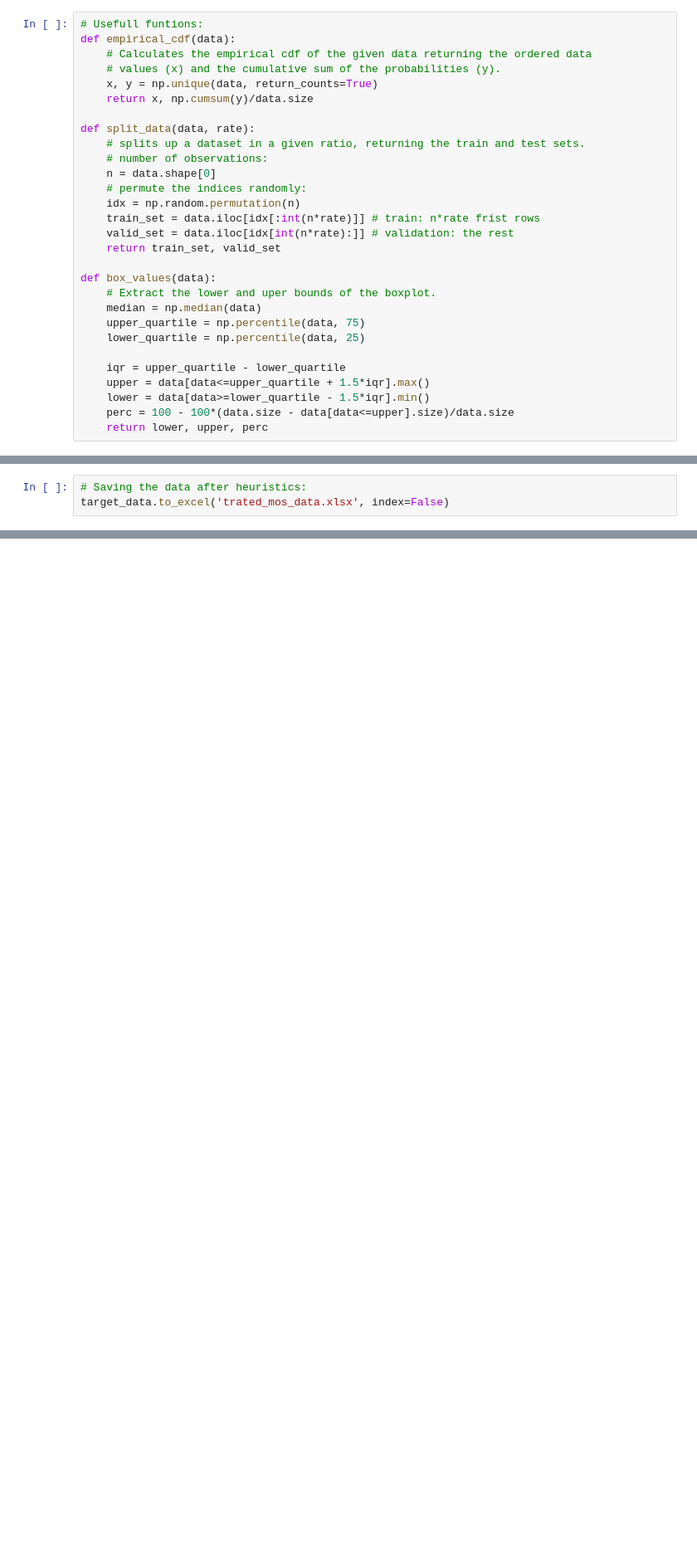
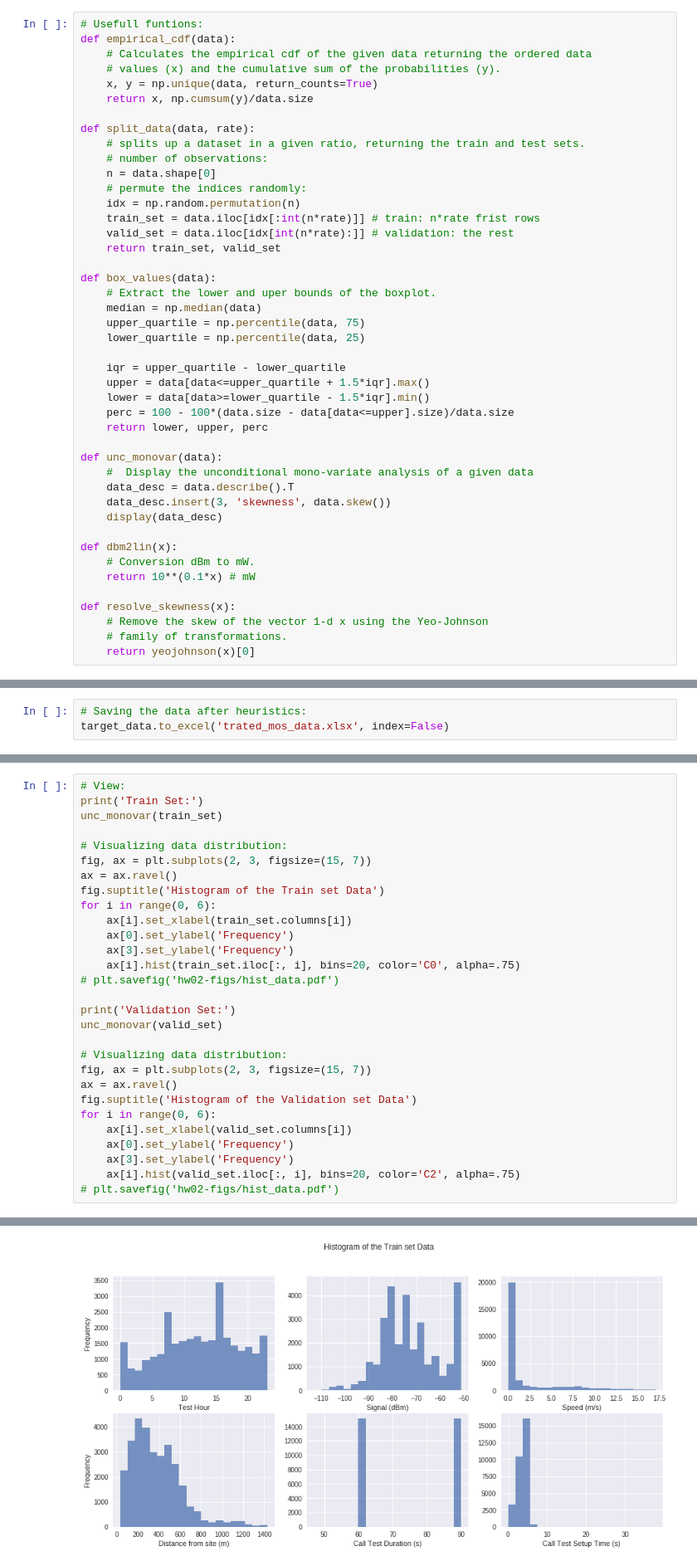
Before and after one commit to ezequiasjunior/ica2019.2, a Jupyter notebook: Homework02/preprocessing_data_hw02.ipynb, the cells around one changed output, grey strips where cells are left out. Shown at 83% size. Drawn from its saved outputs; the diff is of its cells as text; blank space fills up the shorter version.

```diff
--- a/Homework02/preprocessing_data_hw02.ipynb
+++ b/Homework02/preprocessing_data_hw02.ipynb
@@ -58,6 +60,21 @@ def box_values(data):
     lower = data[data>=lower_quartile - 1.5*iqr].min()
     perc = 100 - 100*(data.size - data[data<=upper].size)/data.size
     return lower, upper, perc
+
+def unc_monovar(data):
+    #  Display the unconditional mono-variate analysis of a given data
+    data_desc = data.describe().T
+    data_desc.insert(3, 'skewness', data.skew())
+    display(data_desc)
+
+def dbm2lin(x):
+    # Conversion dBm to mW.
+    return 10**(0.1*x) # mW
+
+def resolve_skewness(x):
+    # Remove the skew of the vector 1-d x using the Yeo-Johnson
+    # family of transformations.
+    return yeojohnson(x)[0]
 # %% [markdown]
 ## O Conjunto de Dados
 
@@ -603,0 +595,30 @@ Validation Set:
+# %%
+# View:
+print('Train Set:')
+unc_monovar(train_set)
+
+# Visualizing data distribution:
+fig, ax = plt.subplots(2, 3, figsize=(15, 7))
+ax = ax.ravel()
+fig.suptitle('Histogram of the Train set Data')
+for i in range(0, 6):
+    ax[i].set_xlabel(train_set.columns[i])
+    ax[0].set_ylabel('Frequency')
+    ax[3].set_ylabel('Frequency')
+    ax[i].hist(train_set.iloc[:, i], bins=20, color='C0', alpha=.75)
+# plt.savefig('hw02-figs/hist_data.pdf')
+
+print('Validation Set:')
+unc_monovar(valid_set)
+
+# Visualizing data distribution:
+fig, ax = plt.subplots(2, 3, figsize=(15, 7))
+ax = ax.ravel()
+fig.suptitle('Histogram of the Validation set Data')
+for i in range(0, 6):
+    ax[i].set_xlabel(valid_set.columns[i])
+    ax[0].set_ylabel('Frequency')
+    ax[3].set_ylabel('Frequency')
+    ax[i].hist(valid_set.iloc[:, i], bins=20, color='C2', alpha=.75)
+# plt.savefig('hw02-figs/hist_data.pdf')
+# %% [output]
@@ -603,0 +641 @@ Validation Set:
+[figure, added]
```
Also changed, not shown: parts of 16 cells of this notebook, 9 other files.
